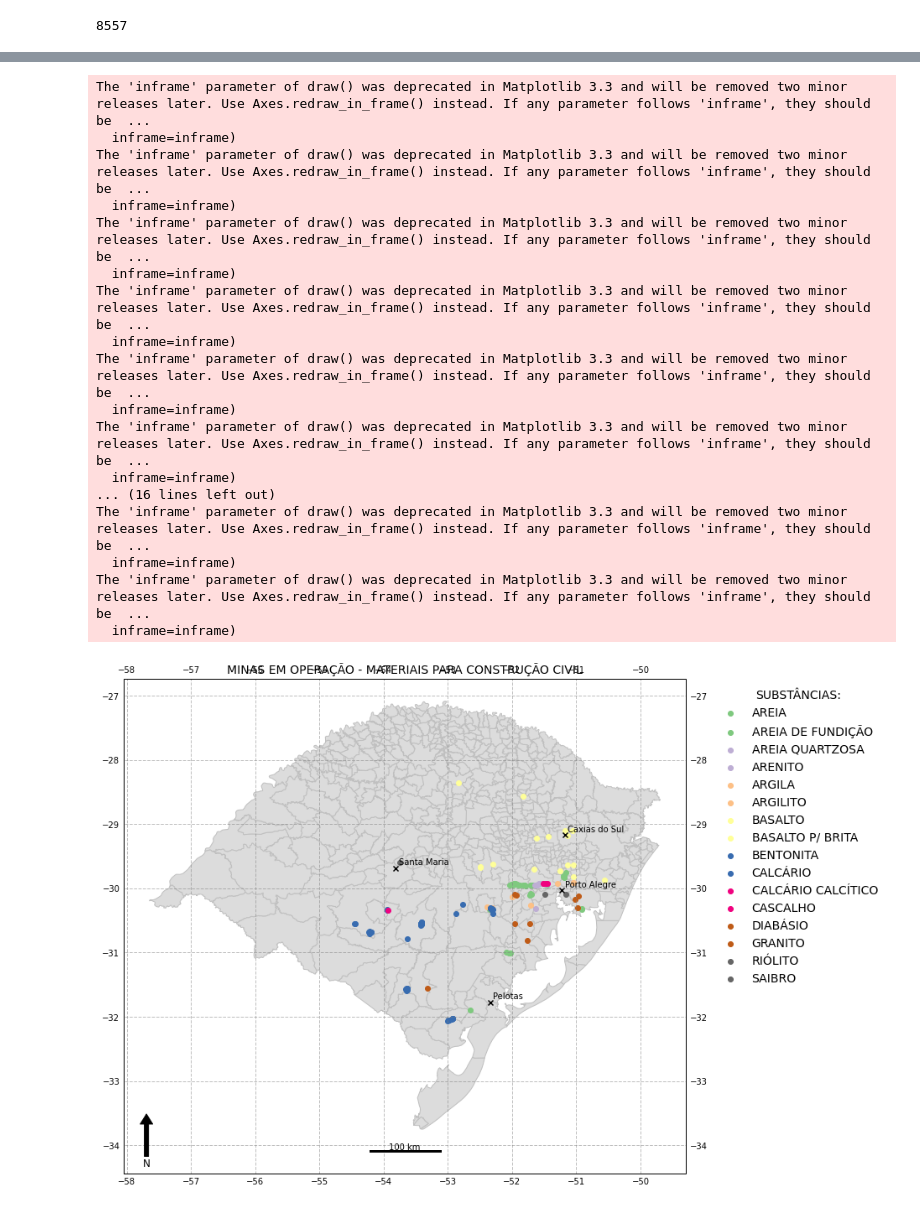
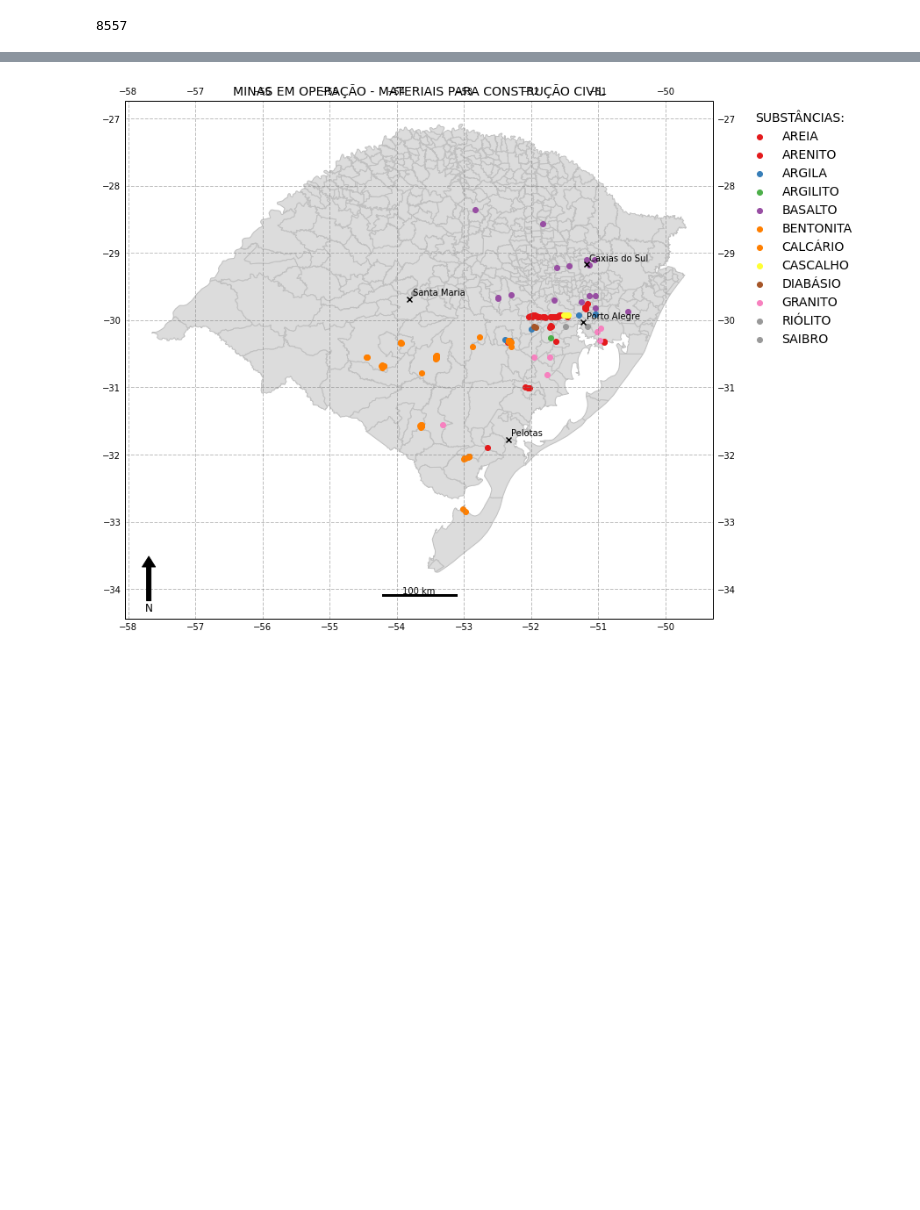
Before and after one commit to robertorolo/Mapas-minera-RS, a Jupyter notebook: Mapas de potencial e operacao por grupo.ipynb, the cells around one changed output, grey strips where cells are left out. Cells and saved outputs as stored; diff of their text form; code cells hidden in the pictures; blank space fills up the shorter version.

```diff
--- a/Mapas de potencial e operacao por grupo.ipynb
+++ b/Mapas de potencial e operacao por grupo.ipynb
@@ -48,6 +51,37 @@ def scale_bar(ax, length=None, location=(0.5, 0.05), linewidth=3):
             horizontalalignment='center', verticalalignment='bottom')
 # %%
 sigmine = geopandas.read_file("RS/RS.shp")
+# %%
+mapa_sigmine = {
+'AREIA COMUM':'AREIA',
+'AREIA FLUVIAL':'AREIA',
+'AREIA QUARTZOSA':'AREIA',
+'AREIA DE FUNDIÇÃO':'AREIA',
+'AREIA INDUSTRIAL':'AREIA',
+'ARGILA CAULÍNICA':'ARGILA',
+'ARGILA REFRATÁRIA':'ARGILA',
+'ARGILA VERMELHA':'ARGILA',
+'ARENITO BETUMINOSO':'ARENITO',
+'ARGILA P/CER. VERMELH':'ARGILA VERMELHA',
+'BASALTO P/ BRITA':'BASALTO',
+'BASALTO P/ REVESTIMENTO':'BASALTO',
+'CALCÁRIO CALCÍTICO':'CALCÁRIO',
+'CALCÁRIO CONCHÍFERO':'CALCÁRIO',
+'CALCÁRIO DOLOMÍTICO':'CALCÁRIO',
+'CALCÁRIO INDUSTRIAL':'CALCÁRIO',
+'CARVÃO MINERAL':'CARVÃO',
+'COBRE NATIVO':'COBRE',
+'DIABÁSIO P/ BRITA':'DIABÁSIO',
+'MINÉRIO DE CHUMBO':'CHUMBO',
+'MINÉRIO DE COBRE':'COBRE',
+'MINÉRIO DE OURO':'OURO',
+'MINÉRIO DE TITÂNIO':'TITÂNIO',
+'MINÉRIO DE ZINCO':'ZINCO',
+'ÁGUA MINERAL ALC. BIC':'ÁGUA MINERAL',
+'ÁGUA POTÁVEL DE MESA':'ÁGUA MINERAL'
+}
+
+sigmine['SUBS'] = sigmine['SUBS'].replace(mapa_sigmine)
 # %%
 sigmine['FASE'].unique()
 # %% [output]
@@ -82,7 +116,7 @@ sigmine.head()
 | 3 | 4632/1938 | {994E7002-29BC-4CF3-BD14-05F33354... | 4632 | 1938 | 98.01 | CONCESSÃO DE LAVRA | 536 - CONC LAV/TRANSF DIREITOS -D... | Comican Companhia de Mineração Ca... | CALCÁRIO | Não informado | RS | ... |
 | 4 | 2942/1939 | {1B49D2DE-1FFE-44DE-8C72-53B53E5A... | 2942 | 1939 | 1083.84 | CONCESSÃO DE LAVRA | 436 - CONC LAV/DOCUMENTO DIVERSO ... | Companhia Riograndense de Mineração | CARVÃO | Não informado | RS | ... |
 # %%
-for i in sigmine['SUBS'].unique():
+for i in np.sort(sigmine['SUBS'].unique()):
     f = sigmine['SUBS'] == i
     d = sigmine[f]
     print(i,d['USO'].unique())
@@ -157,7 +191,9 @@ f6 = sigmine['SUBS'] == 'LINHITO'
 f7 = sigmine['SUBS'] == 'ROCHA BETUMINOSA'
 f8 = sigmine['SUBS'] == 'SAPROPELITO'
 f9 = sigmine['SUBS'] == 'TURFA'
-energeticos = sigmine[f1 | f2 | f3 | f4 | f5 | f6 | f7 | f8 | f9]
+f10 = sigmine['SUBS'] == 'CARVÃO'
+
+energeticos = sigmine[f1 | f2 | f3 | f4 | f5 | f6 | f7 | f8 | f9 | f10]
 # %%
 f1 = sigmine['SUBS'] == 'CASSITERITA'
 f2 = sigmine['SUBS'] == 'CHUMBO'
@@ -364,52 +384,35 @@ for grupo in grupos:
     gp = gp.sort_values('SUBS')
 
     #colors
-    colormap = plt.cm.Accent
+    colormap = plt.cm.Set1
     colors = [colormap(i) for i in np.linspace(0, 1., len(gp['SUBS'].unique()))]
     ax.set_prop_cycle('color', colors)
 
     geometrias = gp['geometry'].to_crs("EPSG:4326")
     gp['centroids'] = geometrias.centroid
     #gp.plot(ax=ax, column='SUBS', legend=True)
     for sub in gp['SUBS'].unique():
         f_sub = gp['SUBS'] == sub
         x = [c.x for c in gp[f_sub]['centroids']]
         y = [c.y for c in gp[f_sub]['centroids']]
         ax.scatter(x, y, label=sub)
 
     x, y, arrow_length = 0.04, 0.12, 0.1
     ax.annotate('N', xy=(x, y), xytext=(x, y-arrow_length),
     arrowprops=dict(facecolor='black', width=5, headwidth=15),
     ha='center', va='center', fontsize=12,
     xycoords=ax.transAxes)
 
     scale_bar(ax, 100, location=(0.5,0.01))
 
     plot_municipios(municipios, lista_municipio, ax, c='black', delta=0.05)
 
     ax.set_title('MINAS EM OPERAÇÃO - {}'.format(grupo.upper()), loc='center', fontsize='14')
     #fig.suptitle('Potencial - {}'.format(grupo), fontsize='14')
     plt.legend(bbox_to_anchor=(1.04, 1), edgecolor = 'white', fontsize='14', title='SUBSTÂNCIAS:', title_fontsize='14', loc='upper left')
 
     #nome = mineral.replace('/', '')
     plt.savefig('imagens/operacao/'+grupo+".png", bbox_inches='tight', facecolor='white', dpi = 300)
     #plt.show()
 # %% [output]
-The 'inframe' parameter of draw() was deprecated in Matplotlib 3.3 and will be removed two minor releases later. Use Axes.redraw_in_frame() instead. If any parameter follows 'inframe', they should be  ...
-  inframe=inframe)
-The 'inframe' parameter of draw() was deprecated in Matplotlib 3.3 and will be removed two minor releases later. Use Axes.redraw_in_frame() instead. If any parameter follows 'inframe', they should be  ...
-  inframe=inframe)
-The 'inframe' parameter of draw() was deprecated in Matplotlib 3.3 and will be removed two minor releases later. Use Axes.redraw_in_frame() instead. If any parameter follows 'inframe', they should be  ...
-  inframe=inframe)
-The 'inframe' parameter of draw() was deprecated in Matplotlib 3.3 and will be removed two minor releases later. Use Axes.redraw_in_frame() instead. If any parameter follows 'inframe', they should be  ...
-  inframe=inframe)
-The 'inframe' parameter of draw() was deprecated in Matplotlib 3.3 and will be removed two minor releases later. Use Axes.redraw_in_frame() instead. If any parameter follows 'inframe', they should be  ...
-  inframe=inframe)
-The 'inframe' parameter of draw() was deprecated in Matplotlib 3.3 and will be removed two minor releases later. Use Axes.redraw_in_frame() instead. If any parameter follows 'inframe', they should be  ...
-  inframe=inframe)
-... (16 lines left out)
-The 'inframe' parameter of draw() was deprecated in Matplotlib 3.3 and will be removed two minor releases later. Use Axes.redraw_in_frame() instead. If any parameter follows 'inframe', they should be  ...
-  inframe=inframe)
-The 'inframe' parameter of draw() was deprecated in Matplotlib 3.3 and will be removed two minor releases later. Use Axes.redraw_in_frame() instead. If any parameter follows 'inframe', they should be  ...
-  inframe=inframe)
-[figure, old version]
+[figure, new version]
```
Also changed, not shown: parts of 4 cells of this notebook, 1 other file.
